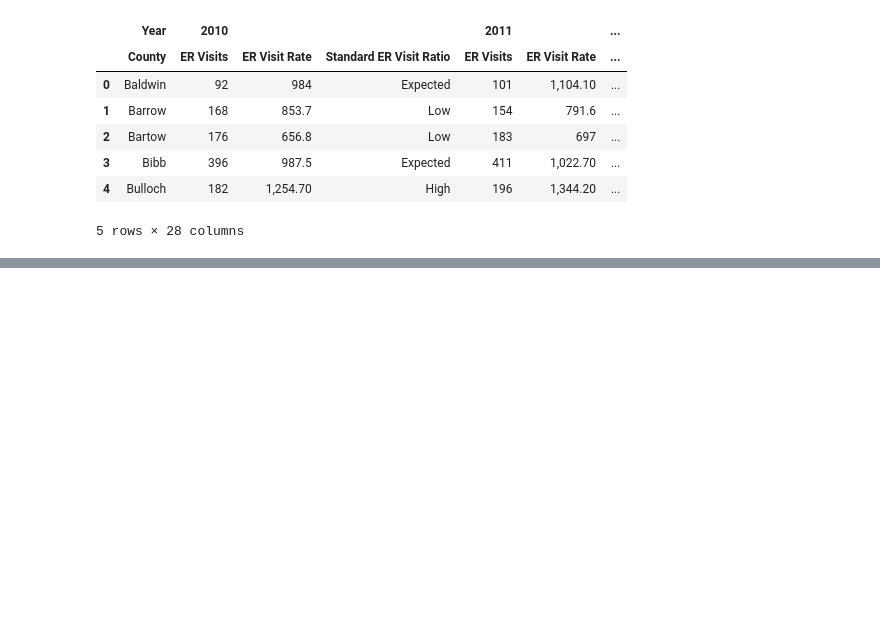
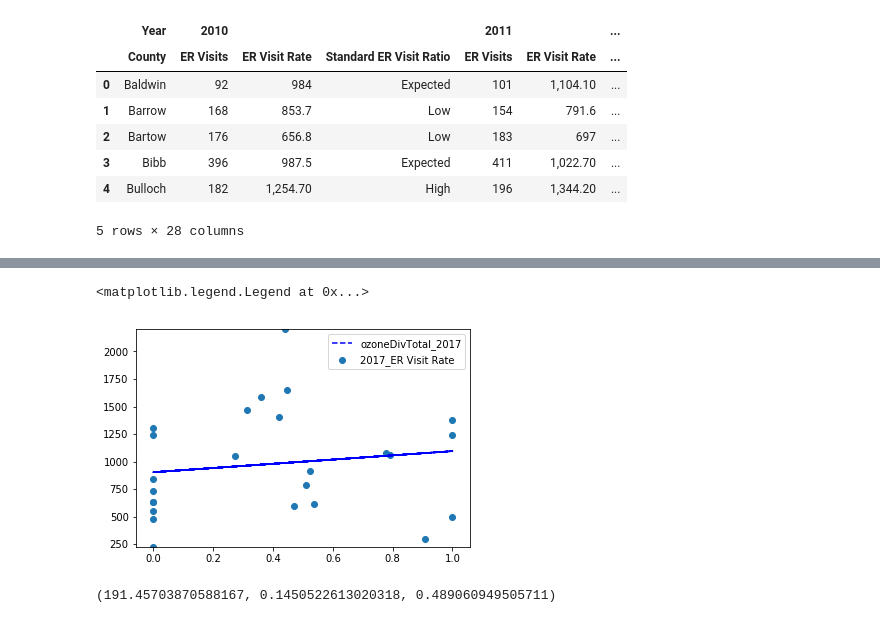
Before and after one commit to ghteds/healthproject, a Jupyter notebook: Code/tedsNew.ipynb, the cells around one changed output, grey strips where cells are left out. Cells and saved outputs as stored; diff of their text form; code cells hidden in the pictures; blank space fills up the shorter version.

```diff
--- a/Code/tedsNew.ipynb
+++ b/Code/tedsNew.ipynb
@@ -209,0 +184,2 @@ NameError: name 'gaOzoneAndAsthmaER' is not defined
+# %%
+asthmaERDf.columns=['_'.join(col) for col in asthmaERDf.columns]
@@ -209,0 +196,5 @@ NameError: name 'gaOzoneAndAsthmaER' is not defined
+# %%
+for year in np.arange(2010,2018):
+    asthmaERDf[f'{year}_ER Visit Rate']=asthmaERDf[f'{year}_ER Visit Rate'].str.replace(',','')
+    asthmaERDf[f'{year}_ER Visit Rate']=asthmaERDf[f'{year}_ER Visit Rate'].str.replace('*','')
+    asthmaERDf[f'{year}_ER Visit Rate']=pd.to_numeric(asthmaERDf[f'{year}_ER Visit Rate'], errors='coerce')
@@ -209,0 +248,2 @@ NameError: name 'gaOzoneAndAsthmaER' is not defined
+# %%
+gaAQIAndAsthmaER=asthmaERDf.merge(ozonePM10AndDaysGAAll, left_on=['Year_County'], right_on=['County'], how='inner')
@@ -209,0 +332,3 @@ NameError: name 'gaOzoneAndAsthmaER' is not defined
+# %%
+for year in np.arange(2010,2018):
+    gaAQIAndAsthmaER[f'ozoneDivTotal_{year}']=(gaAQIAndAsthmaER[f'Days Ozone_{year}']/gaAQIAndAsthmaER[f'Days with AQI_{year}'] )
@@ -209,0 +346,15 @@ NameError: name 'gaOzoneAndAsthmaER' is not defined
+# %%
+plt.scatter(gaAQIAndAsthmaER['ozoneDivTotal_2017'],gaAQIAndAsthmaER['2017_ER Visit Rate'])
+plt.ylim(gaAQIAndAsthmaER['2017_ER Visit Rate'].min(),gaAQIAndAsthmaER['2017_ER Visit Rate'].max())
+
+(slope, intercept, p, r, _) = linregress(gaAQIAndAsthmaER['ozoneDivTotal_2017'], gaAQIAndAsthmaER['2017_ER Visit Rate'])
+fit = slope * gaAQIAndAsthmaER['ozoneDivTotal_2017'] + intercept
+plt.plot(gaAQIAndAsthmaER['ozoneDivTotal_2017'], fit,'b--')
+plt.legend()
+# %% [output]
+<matplotlib.legend.Legend at 0x...>
+[figure, added]
+# %%
+slope, p, r
+# %% [output]
+(191.45703870588167, 0.1450522613020318, 0.489060949505711)
```
Also changed, not shown: parts of 38 cells of this notebook, 10 other files.
